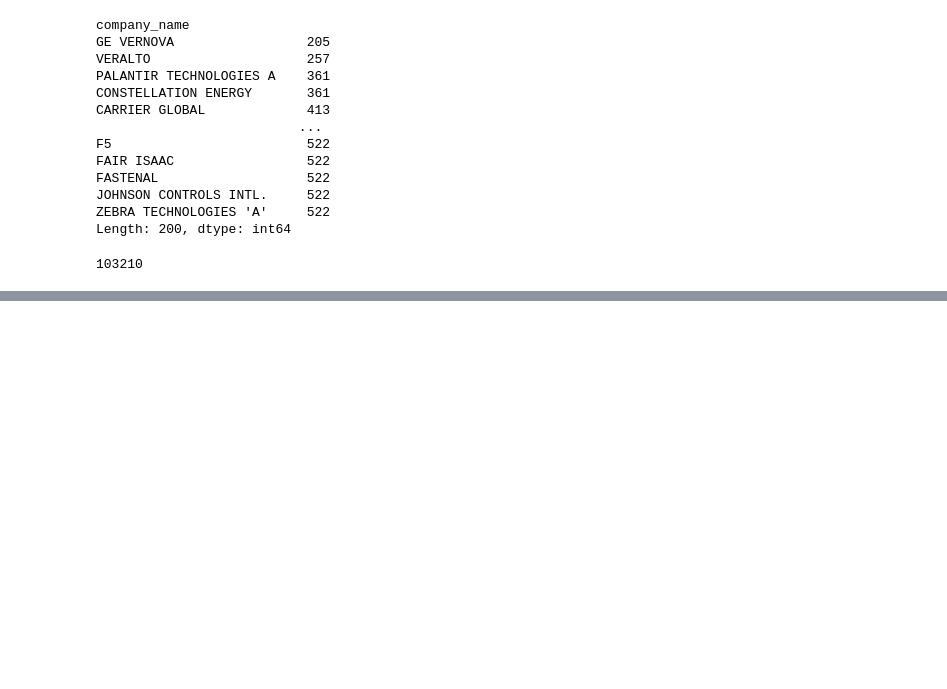
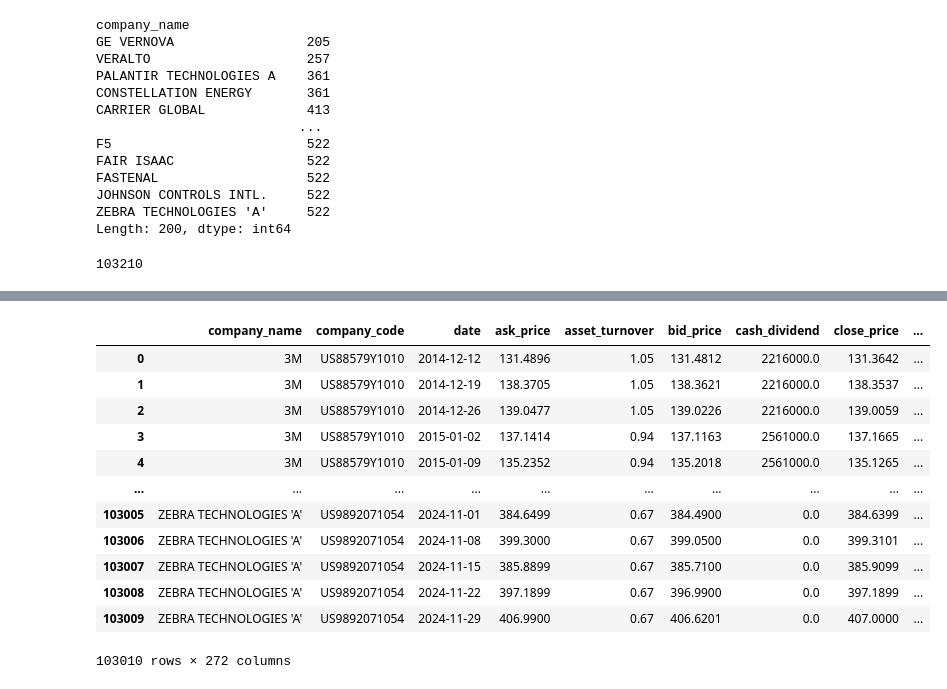
Before and after one commit to kaki1995/Project_Applying-AI-and-Large-Language-Models-in-Stock-Investment, a Jupyter notebook: Campus Challenge.ipynb, the cells around one changed output, grey strips where cells are left out. Saved outputs shown, nothing was run; the diff lists cells and outputs as text; code cells hidden in the pictures; blank space fills up the shorter version.

```diff
--- a/Campus Challenge.ipynb
+++ b/Campus Challenge.ipynb
@@ -397,0 +613,10 @@ df_long.groupby('company_name').size().sum() # Check the total obeservation numb
+# %%
+# Move all dates in the "sp500_index" dataset 3 days backward to align with our main dataset
+# Ensure the 'Date' column is in datetime format
+sp500_index['Date'] = pd.to_datetime(sp500_index['Date'])
+
+# Subtract 3 days from the 'Date' column
+sp500_index['Date'] = sp500_index['Date'] - pd.Timedelta(days=3)
+
+# View the modified DataFrame
+sp500_index.head()
@@ -397,0 +792,43 @@ df_long.groupby('company_name').size().sum() # Check the total obeservation numb
+# %%
+# Create lagged features (lag 1 period/1 week)
+
+# Make a copy of the encoded data
+stock_lag1 = stock.copy()
+# %%
+# List variables that will have lagged features
+vars = [ "close_price", "ask_price", "bid_price", "price_high", "price_low", "price_open",
+         "turnover_value", "turnover_volume", "vwap", "trading_volume_wa",
+         "total_return", "pe", "ptbv", "dividend_yield", "operating_pm", "gross_pm",
+         "net_income", "roe", "roic", "roa", "ebit", "ebitda", "dpps",
+         "current_ratio", "quick_ratio", "asset_turnover",
+         "tdce", "ltdce", "interst_cover1", "interst_cover2", "cash_dividend", "shares_outstanding",
+         "SP500_Return (%)", "VIX_Close", "weekly_return"]
+
+# Define lag period
+lag_period = 1
+
+# Function to create lagged features for a single stock's data
+def create_lagged_features(group, lag_period, vars):
+    for var in vars:
+        group[f'{var}_lag{lag_period}'] = group[var].shift(lag_period)
+    return group
+
+# Apply the lagged feature creation function to each stock's data
+stock_lag1 = stock_lag1.groupby('company_name').apply(create_lagged_features, lag_period=lag_period, vars=vars)
+stock_lag1 = stock_lag1.reset_index(drop=True)
+
+stock_lag1
+# %% [output]
+|  | company_name | company_code | date | ask_price | asset_turnover | bid_price | cash_dividend | close_price | ... |
+| 0 | 3M | US88579Y1010 | 2014-12-12 | 131.4896 | 1.05 | 131.4812 | 2216000.0 | 131.3642 | ... |
+| 1 | 3M | US88579Y1010 | 2014-12-19 | 138.3705 | 1.05 | 138.3621 | 2216000.0 | 138.3537 | ... |
+| 2 | 3M | US88579Y1010 | 2014-12-26 | 139.0477 | 1.05 | 139.0226 | 2216000.0 | 139.0059 | ... |
+| 3 | 3M | US88579Y1010 | 2015-01-02 | 137.1414 | 0.94 | 137.1163 | 2561000.0 | 137.1665 | ... |
+| 4 | 3M | US88579Y1010 | 2015-01-09 | 135.2352 | 0.94 | 135.2018 | 2561000.0 | 135.1265 | ... |
+| ... | ... | ... | ... | ... | ... | ... | ... | ... | ... |
+| 103005 | ZEBRA TECHNOLOGIES 'A' | US9892071054 | 2024-11-01 | 384.6499 | 0.67 | 384.4900 | 0.0 | 384.6399 | ... |
+| 103006 | ZEBRA TECHNOLOGIES 'A' | US9892071054 | 2024-11-08 | 399.3000 | 0.67 | 399.0500 | 0.0 | 399.3101 | ... |
+| 103007 | ZEBRA TECHNOLOGIES 'A' | US9892071054 | 2024-11-15 | 385.8899 | 0.67 | 385.7100 | 0.0 | 385.9099 | ... |
+| 103008 | ZEBRA TECHNOLOGIES 'A' | US9892071054 | 2024-11-22 | 397.1899 | 0.67 | 396.9900 | 0.0 | 397.1899 | ... |
+| 103009 | ZEBRA TECHNOLOGIES 'A' | US9892071054 | 2024-11-29 | 406.9900 | 0.67 | 406.6201 | 0.0 | 407.0000 | ... |
+103010 rows × 272 columns
```
Also changed, not shown: parts of 25 cells of this notebook, 1 other file.
